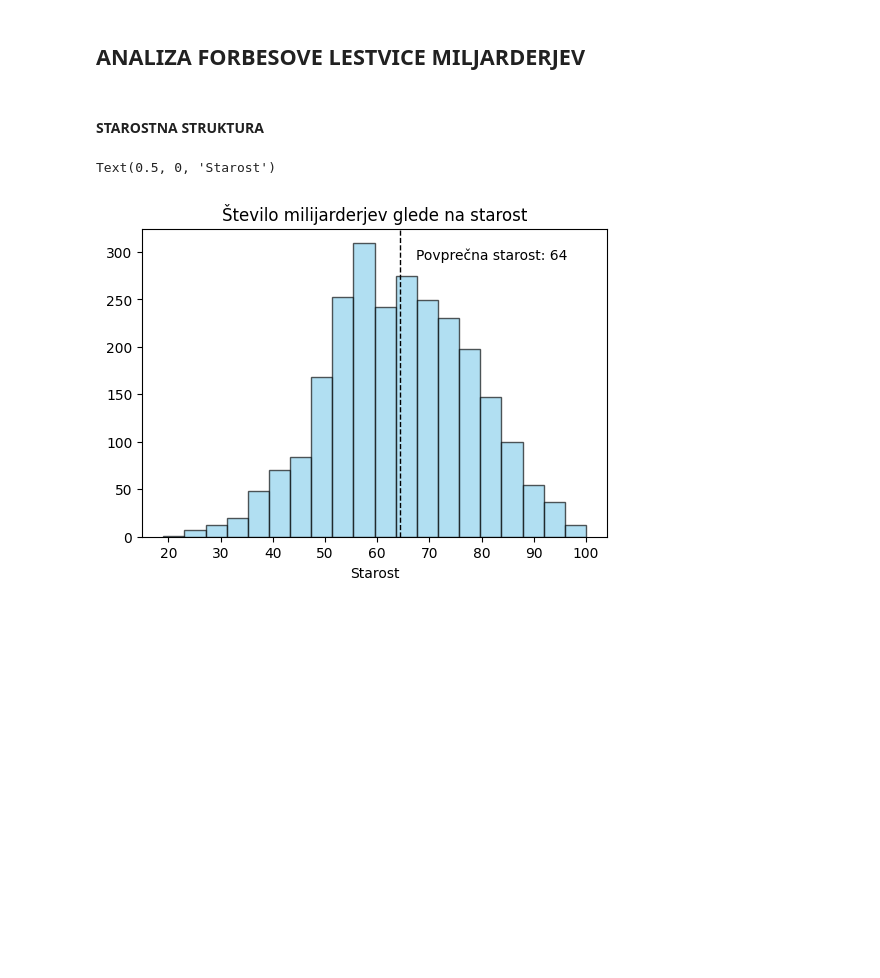
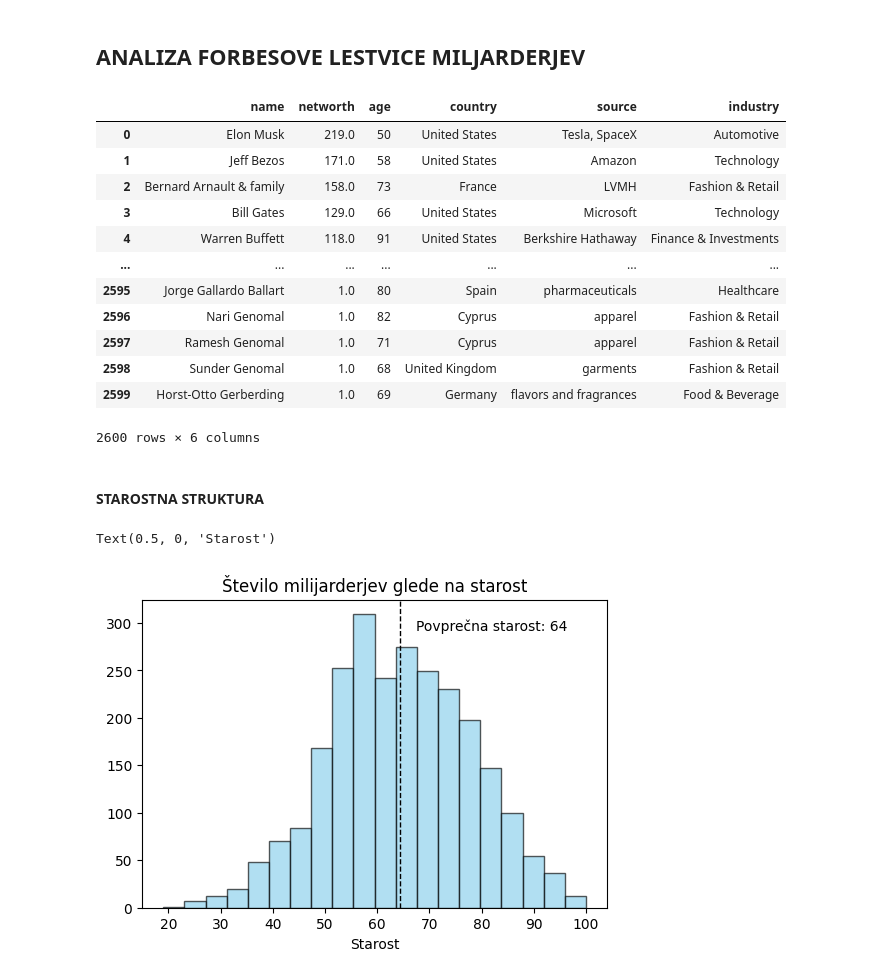
Before and after one commit to karolina-sa/Forbes-list-PROG1-projekt, a Jupyter notebook: analiza_Forbes_list.ipynb, the cells around one changed output. Saved outputs shown, nothing was run; the diff lists cells and outputs as text; code cells hidden in the pictures; blank space fills up the shorter version.

```diff
--- a/analiza_Forbes_list.ipynb
+++ b/analiza_Forbes_list.ipynb
@@ -14,21 +15,36 @@ pd.options.display.max_rows = 10
 # %%
 # forbes:
 forbes = pd.read_csv(os.path.join('Obdelani-podatki/forbes.csv'))
 forbes['name'] = forbes.name.str.replace('&amp;', '&')
 forbes['industry'] = forbes.industry.str.replace('&amp;', '&')
 forbes['age'] = forbes['age'].astype('Int64')
-forbes['networth'] = forbes['networth'].str.replace(r'\D+', '', regex=True).astype('int')
-
+forbes['networth'] = forbes['networth'].str.replace(r'$', '', regex=True).str.replace(r' B', '', regex=True).astype('float')
 
 # worldpopulation:
 drzave = pd.read_csv(os.path.join('Obdelani-podatki/worldpopulation.csv'))
 # dodajanje in popravljenje vrednosti:
 drzave.loc[len(drzave.index)] = [47606,'St. Kitts and Nevis',18082.61]
 drzave.loc[len(drzave.index)] = [36686,'Monaco',234315.46]
 drzave.loc[len(drzave.index)] = [39039,'Liechtenstein',157754.95]
 drzave.loc[len(drzave.index)] = [62792,'Guernsey',52300]
 drzave['country'] = drzave['country'].replace({'Eswatini' :'Eswatini (Swaziland)',
                                                'Czech Republic' : 'Czechia'})
+
+forbes
+# %% [output]
+|  | name | networth | age | country | source | industry |
+| 0 | Elon Musk | 219.0 | 50 | United States | Tesla, SpaceX | Automotive |
+| 1 | Jeff Bezos | 171.0 | 58 | United States | Amazon | Technology |
+| 2 | Bernard Arnault & family | 158.0 | 73 | France | LVMH | Fashion & Retail |
+| 3 | Bill Gates | 129.0 | 66 | United States | Microsoft | Technology |
+| 4 | Warren Buffett | 118.0 | 91 | United States | Berkshire Hathaway | Finance & Investments |
+| ... | ... | ... | ... | ... | ... | ... |
+| 2595 | Jorge Gallardo Ballart | 1.0 | 80 | Spain | pharmaceuticals | Healthcare |
+| 2596 | Nari Genomal | 1.0 | 82 | Cyprus | apparel | Fashion & Retail |
+| 2597 | Ramesh Genomal | 1.0 | 71 | Cyprus | apparel | Fashion & Retail |
+| 2598 | Sunder Genomal | 1.0 | 68 | United Kingdom | garments | Fashion & Retail |
+| 2599 | Horst-Otto Gerberding | 1.0 | 69 | Germany | flavors and fragrances | Food & Beverage |
+2600 rows × 6 columns
 # %% [markdown]
 <h4>STAROSTNA STRUKTURA</h4>
 # %%
```
Also changed, not shown: parts of 4 cells of this notebook.
